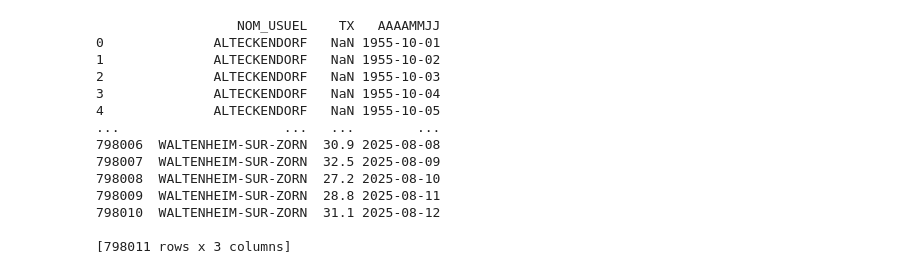
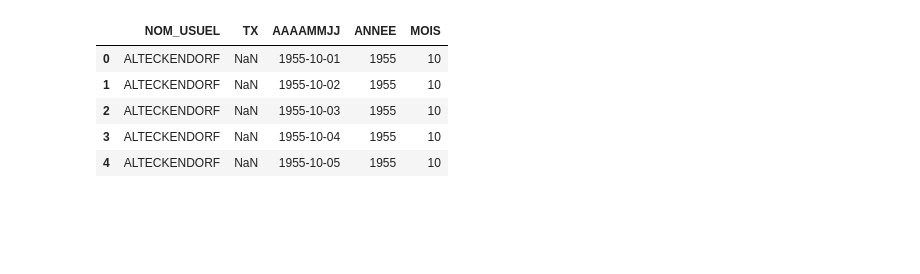
Before and after one commit to MathieuGood/meteo_stats, a Jupyter notebook: meteo_stats.ipynb, the cells around one changed output. Drawn from its saved outputs; the diff is of its cells as text; code cells hidden in the pictures; blank space fills up the shorter version.

```diff
--- a/meteo_stats.ipynb
+++ b/meteo_stats.ipynb
@@ -9,21 +9,15 @@ df = pd.concat([df1, df2], ignore_index=True)
 # %%
 # Only keep relevant columns
 df = df[["NOM_USUEL", "TX", "AAAAMMJJ"]]
-# Convert
+# Convert to datetime and add columns for year and month
 df["AAAAMMJJ"] = pd.to_datetime(df["AAAAMMJJ"], format="%Y%m%d", errors="coerce")
-print(df)
+df["ANNEE"] = df["AAAAMMJJ"].dt.year
+df["MOIS"] = df["AAAAMMJJ"].dt.month
+df.head()
 # %% [output]
-                  NOM_USUEL    TX   AAAAMMJJ
-0              ALTECKENDORF   NaN 1955-10-01
-1              ALTECKENDORF   NaN 1955-10-02
-2              ALTECKENDORF   NaN 1955-10-03
-3              ALTECKENDORF   NaN 1955-10-04
-4              ALTECKENDORF   NaN 1955-10-05
-...                     ...   ...        ...
-798006  WALTENHEIM-SUR-ZORN  30.9 2025-08-08
-798007  WALTENHEIM-SUR-ZORN  32.5 2025-08-09
-798008  WALTENHEIM-SUR-ZORN  27.2 2025-08-10
-798009  WALTENHEIM-SUR-ZORN  28.8 2025-08-11
-798010  WALTENHEIM-SUR-ZORN  31.1 2025-08-12
-
-[798011 rows x 3 columns]
+|  | NOM_USUEL | TX | AAAAMMJJ | ANNEE | MOIS |
+| 0 | ALTECKENDORF | NaN | 1955-10-01 | 1955 | 10 |
+| 1 | ALTECKENDORF | NaN | 1955-10-02 | 1955 | 10 |
+| 2 | ALTECKENDORF | NaN | 1955-10-03 | 1955 | 10 |
+| 3 | ALTECKENDORF | NaN | 1955-10-04 | 1955 | 10 |
+| 4 | ALTECKENDORF | NaN | 1955-10-05 | 1955 | 10 |
```
Also changed, not shown: parts of 5 cells of this notebook.
